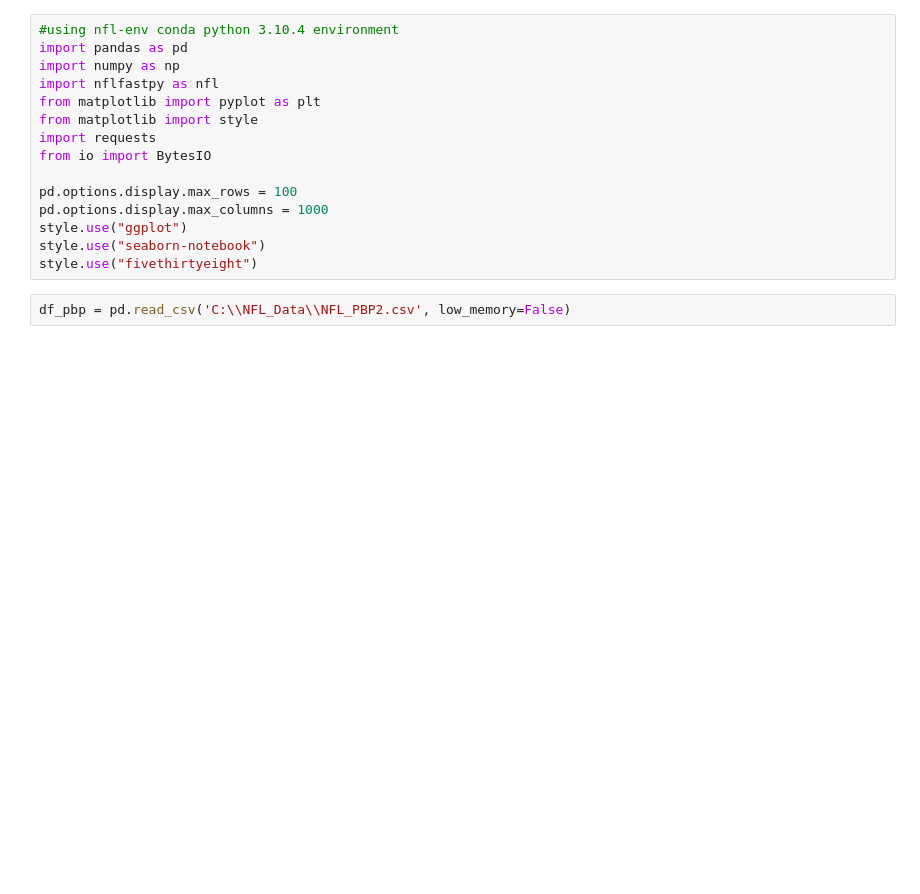
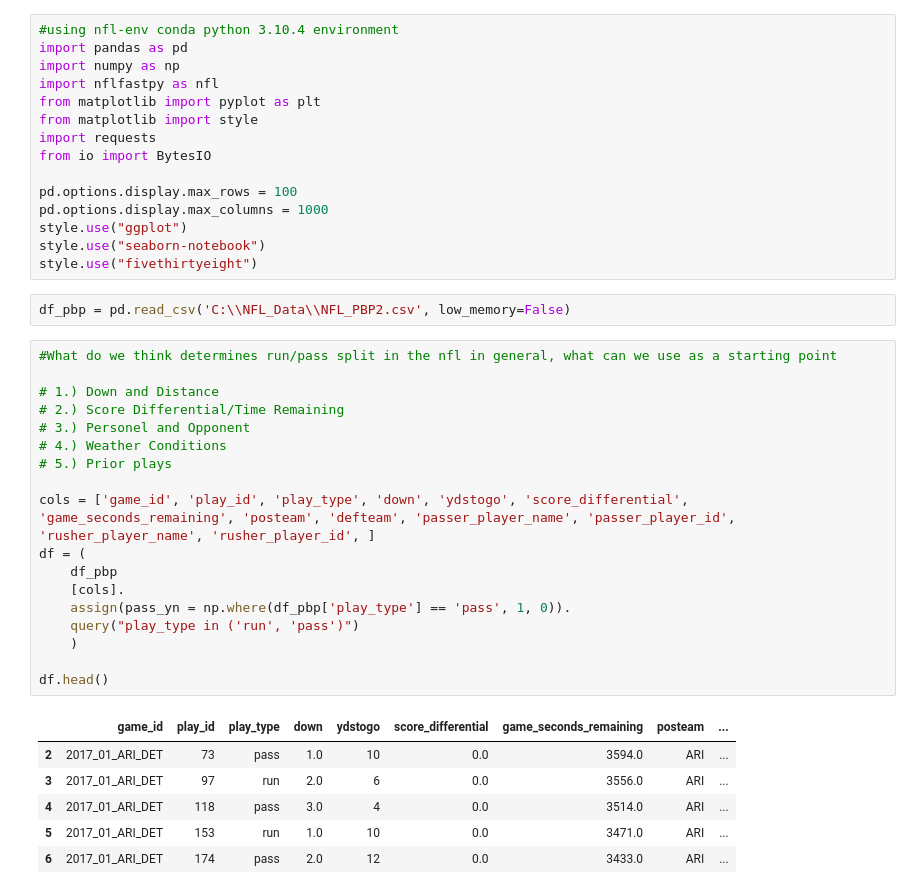
Before and after one commit to slex2/NFL, a Jupyter notebook: run_pass.ipynb, the cells around one changed output. Drawn from its saved outputs; the diff is of its cells as text; blank space fills up the shorter version.

```diff
--- a/run_pass.ipynb
+++ b/run_pass.ipynb
@@ -15,3 +15,28 @@ style.use("seaborn-notebook")
 style.use("fivethirtyeight")
 # %%
 df_pbp = pd.read_csv('C:\\NFL_Data\\NFL_PBP2.csv', low_memory=False)
+# %%
+#What do we think determines run/pass split in the nfl in general, what can we use as a starting point
+
+# 1.) Down and Distance
+# 2.) Score Differential/Time Remaining
+# 3.) Personel and Opponent
+# 4.) Weather Conditions
+# 5.) Prior plays
+
+cols = ['game_id', 'play_id', 'play_type', 'down', 'ydstogo', 'score_differential', 'game_seconds_remaining', 'posteam', 'defteam', 'passer_player_name', 'passer_player_id', 'rusher_player_name', 'rusher_player_id', ]
+df = (
+    df_pbp
+    [cols].
+    assign(pass_yn = np.where(df_pbp['play_type'] == 'pass', 1, 0)).
+    query("play_type in ('run', 'pass')")
+    )
+
+df.head()
+# %% [output]
+|  | game_id | play_id | play_type | down | ydstogo | score_differential | game_seconds_remaining | posteam | ... |
+| 2 | 2017_01_ARI_DET | 73 | pass | 1.0 | 10 | 0.0 | 3594.0 | ARI | ... |
+| 3 | 2017_01_ARI_DET | 97 | run | 2.0 | 6 | 0.0 | 3556.0 | ARI | ... |
+| 4 | 2017_01_ARI_DET | 118 | pass | 3.0 | 4 | 0.0 | 3514.0 | ARI | ... |
+| 5 | 2017_01_ARI_DET | 153 | run | 1.0 | 10 | 0.0 | 3471.0 | ARI | ... |
+| 6 | 2017_01_ARI_DET | 174 | pass | 2.0 | 12 | 0.0 | 3433.0 | ARI | ... |
```
Also changed, not shown: parts of 6 cells of this notebook, 1 other file.
